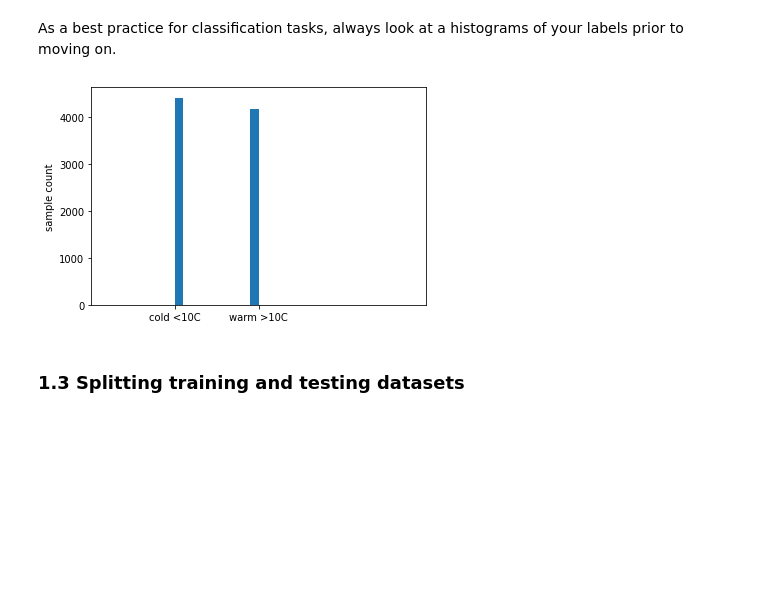
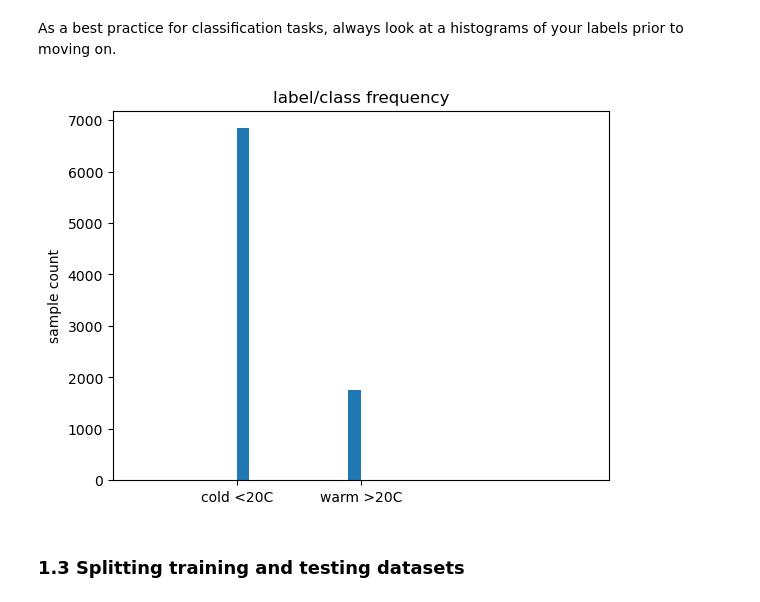
Before and after one commit to eabarnes1010/course_ml_ats, a Jupyter notebook: code/tree_classifier_binary_christman.ipynb, the cells around one changed output. Cells and saved outputs as stored; diff of their text form; code cells hidden in the pictures; blank space fills up the shorter version.

```diff
--- a/code/tree_classifier_binary_christman.ipynb
+++ b/code/tree_classifier_binary_christman.ipynb
@@ -61,8 +63,8 @@ We have stored a .csv file on a CSU drive, accessible via URL. This will be the
 # %%
 # Read in data from url
 url = "https://raw.githubusercontent.com/eabarnes1010/course_ml_ats/main/data/fccwx_data_2020.csv"
-data = pd.read_csv(url,parse_dates=["Date"],infer_datetime_format=True)
-data['dayofyear'] = data['Date'].dt.dayofyear
+data = pd.read_csv(url, parse_dates=["Date"])
+data["dayofyear"] = data["Date"].dt.dayofyear
 data.reindex(index=data.index[::-1])
 # %% [output]
 |  | Date | Temp [C] | RH [%] | DewPt [C] | Wind [m/s] | WindDir [deg. N] | Gust [m/s] | GustDir [deg. N] | ... |
@@ -103,23 +105,24 @@ data.describe()
 # %% [markdown]
 The pandas table is handy for a quick glance, but we need to organize some numpy arrays that separately contain our features and labels.
 # %%
-THRESHOLD_TEMP = 10   # default = 10
-TARGET_VAR = 'Temp [C]'
+THRESHOLD_TEMP = 20  # default = 20
+TARGET_VAR = "Temp [C]"
 
 # Labels are the values we want to predict
 labels = (data[TARGET_VAR] > THRESHOLD_TEMP).astype(int)
-label_names = ('cold <' + str(THRESHOLD_TEMP) + 'C', 'warm >' + str(THRESHOLD_TEMP) + 'C')
+label_names = ("cold <" + str(THRESHOLD_TEMP) + "C", "warm >" + str(THRESHOLD_TEMP) + "C")
 
 # Remove the labels from the features
 # axis 1 refers to the columns
-features = data.drop(TARGET_VAR, axis = 1)
+features = data.drop(TARGET_VAR, axis=1)
 
 # Also remove DewPt and Date
-features = features.drop('DewPt [C]', axis = 1)   # comment out if you want the prediction task to be easy
-features = features.drop('Date', axis = 1)
+features = features.drop("DewPt [C]", axis=1)  # comment out if you want the prediction task to be easy
+features = features.drop("Date", axis=1)
 
 # Saving feature names for later use
 feature_list = list(features.columns)
+print("Predictors = " + str(feature_list))
 
 # Convert to numpy array
 features = np.array(features)
@@ -128,12 +143,13 @@ As a best practice for classification tasks, always look at a histograms of your
 # %%
 plt.figure()
 plt.hist(labels)
-plt.xticks(np.arange(0,len(label_names)),label_names)
-plt.xlim(-1,3)
-plt.ylabel('sample count')
+plt.xticks(np.arange(0, len(label_names)), label_names)
+plt.xlim(-1, 3)
+plt.ylabel("sample count")
+plt.title("label/class frequency")
 plt.show()
 # %% [output]
-[figure, old version]
+[figure, new version]
 # %% [markdown]
 ### 1.3 Splitting training and testing datasets
 # %% [markdown]
```
Also changed, not shown: parts of 27 cells of this notebook, 6 other files.
